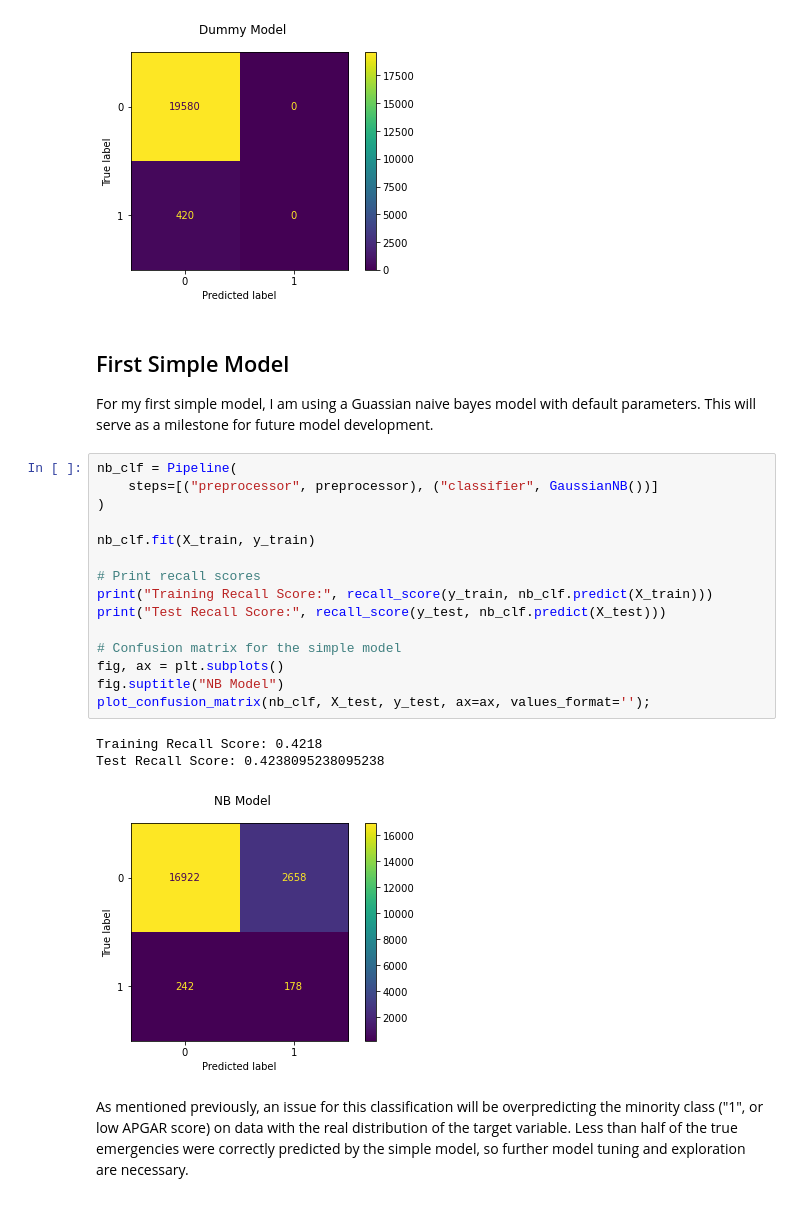
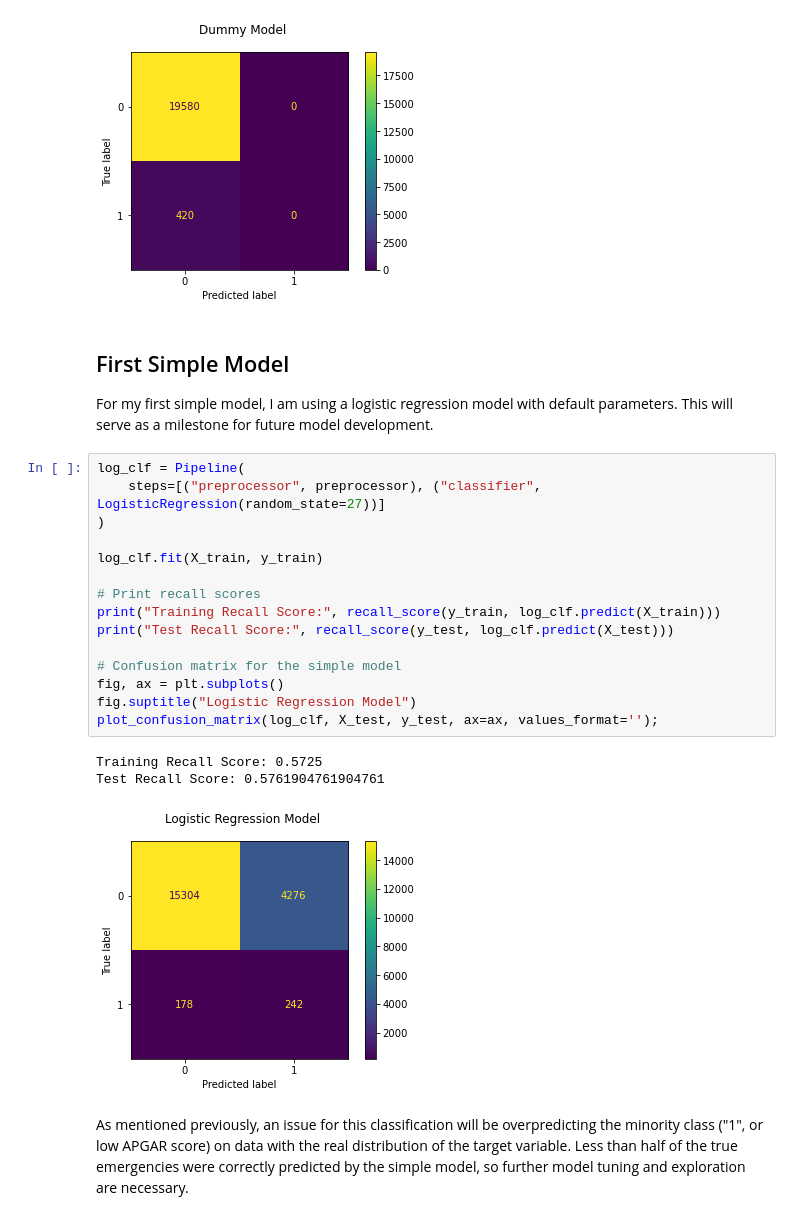
Before and after one commit to Patrick-Arnold/Capstone_Project, a Jupyter notebook: Capstone.ipynb, the cells around one changed output. Cells and saved outputs as stored; diff of their text form.

```diff
--- a/Capstone.ipynb
+++ b/Capstone.ipynb
@@ -566,26 +568,26 @@ Test Recall Score: 0.0
 # %% [markdown]
 ## First Simple Model
 
-For my first simple model, I am using a Guassian naive bayes model with default parameters. This will serve as a milestone for future model development.
+For my first simple model, I am using a logistic regression model with default parameters. This will serve as a milestone for future model development.
 # %%
-nb_clf = Pipeline(
-    steps=[("preprocessor", preprocessor), ("classifier", GaussianNB())]
+log_clf = Pipeline(
+    steps=[("preprocessor", preprocessor), ("classifier", LogisticRegression(random_state=27))]
 )
 
-nb_clf.fit(X_train, y_train)
+log_clf.fit(X_train, y_train)
 
 # Print recall scores
-print("Training Recall Score:", recall_score(y_train, nb_clf.predict(X_train)))
-print("Test Recall Score:", recall_score(y_test, nb_clf.predict(X_test)))
+print("Training Recall Score:", recall_score(y_train, log_clf.predict(X_train)))
+print("Test Recall Score:", recall_score(y_test, log_clf.predict(X_test)))
 
 # Confusion matrix for the simple model
 fig, ax = plt.subplots()
-fig.suptitle("NB Model")
-plot_confusion_matrix(nb_clf, X_test, y_test, ax=ax, values_format='');
+fig.suptitle("Logistic Regression Model")
+plot_confusion_matrix(log_clf, X_test, y_test, ax=ax, values_format='');
 # %% [output]
-Training Recall Score: 0.4218
-Test Recall Score: 0.4238095238095238
+Training Recall Score: 0.5725
+Test Recall Score: 0.5761904761904761
-[figure, old version]
+[figure, new version]
 # %% [markdown]
 As mentioned previously, an issue for this classification will be overpredicting the minority class ("1", or low APGAR score) on data with the real distribution of the target variable. Less than half of the true emergencies were correctly predicted by the simple model, so further model tuning and exploration are necessary.
 # %% [markdown]
```
Also changed, not shown: parts of 13 cells of this notebook, 3 other files.
